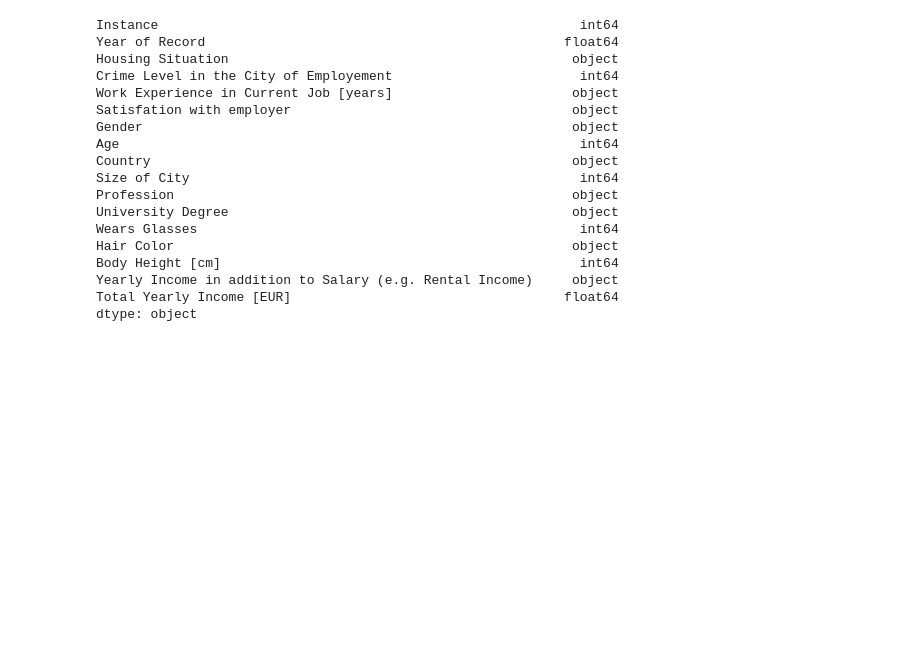
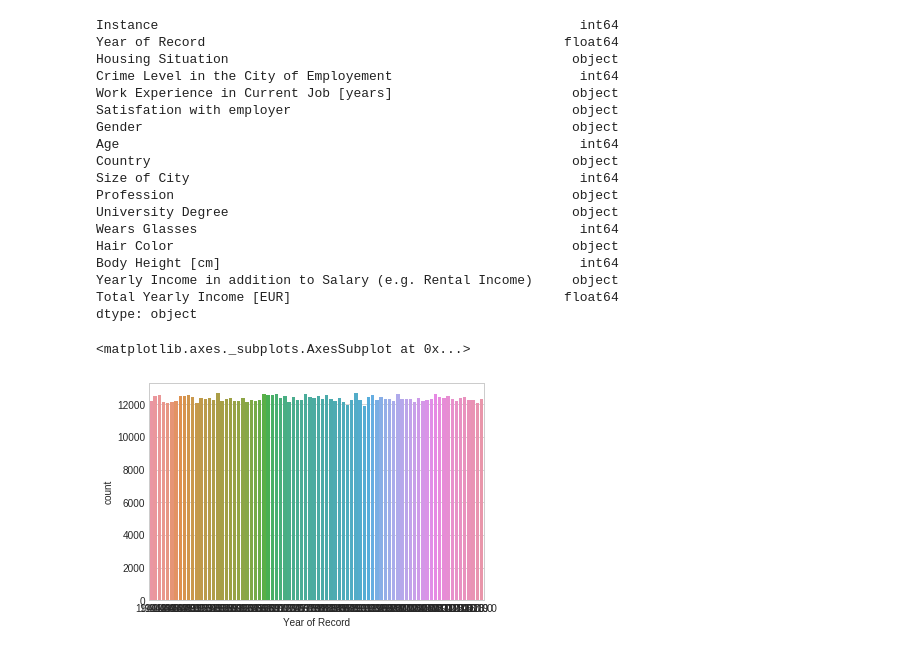
Before and after one commit to ZINAHAL/income_predictor_group_project_team203, a Jupyter notebook: main.ipynb, the cells around one changed output. Drawn from its saved outputs; the diff is of its cells as text; code cells hidden in the pictures; blank space fills up the shorter version.

```diff
--- a/main.ipynb
+++ b/main.ipynb
@@ -47,0 +43,5 @@ dtype: object
+# %%
+sns.countplot(training_data['Year of Record'])
+# %% [output]
+<matplotlib.axes._subplots.AxesSubplot at 0x...>
+[figure, added]
```
Also changed, not shown: parts of 15 cells of this notebook, 1 other file.
